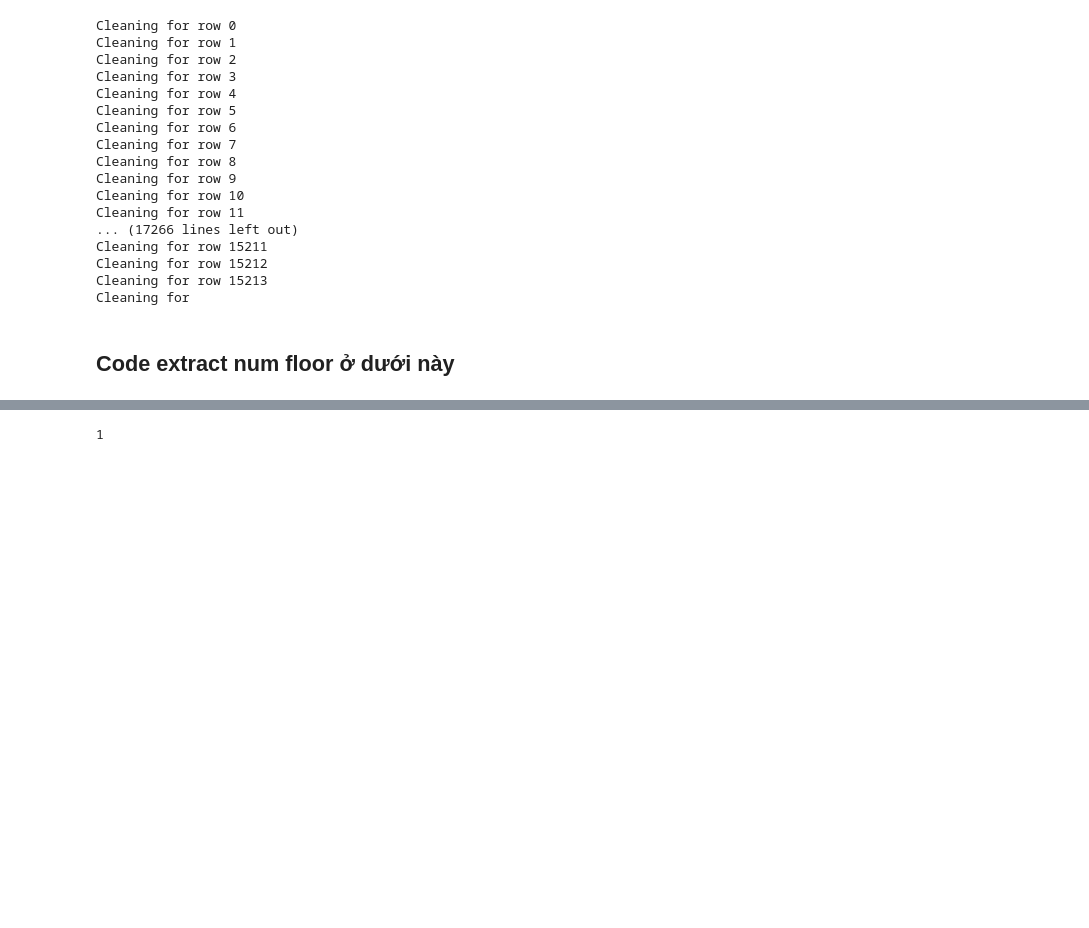
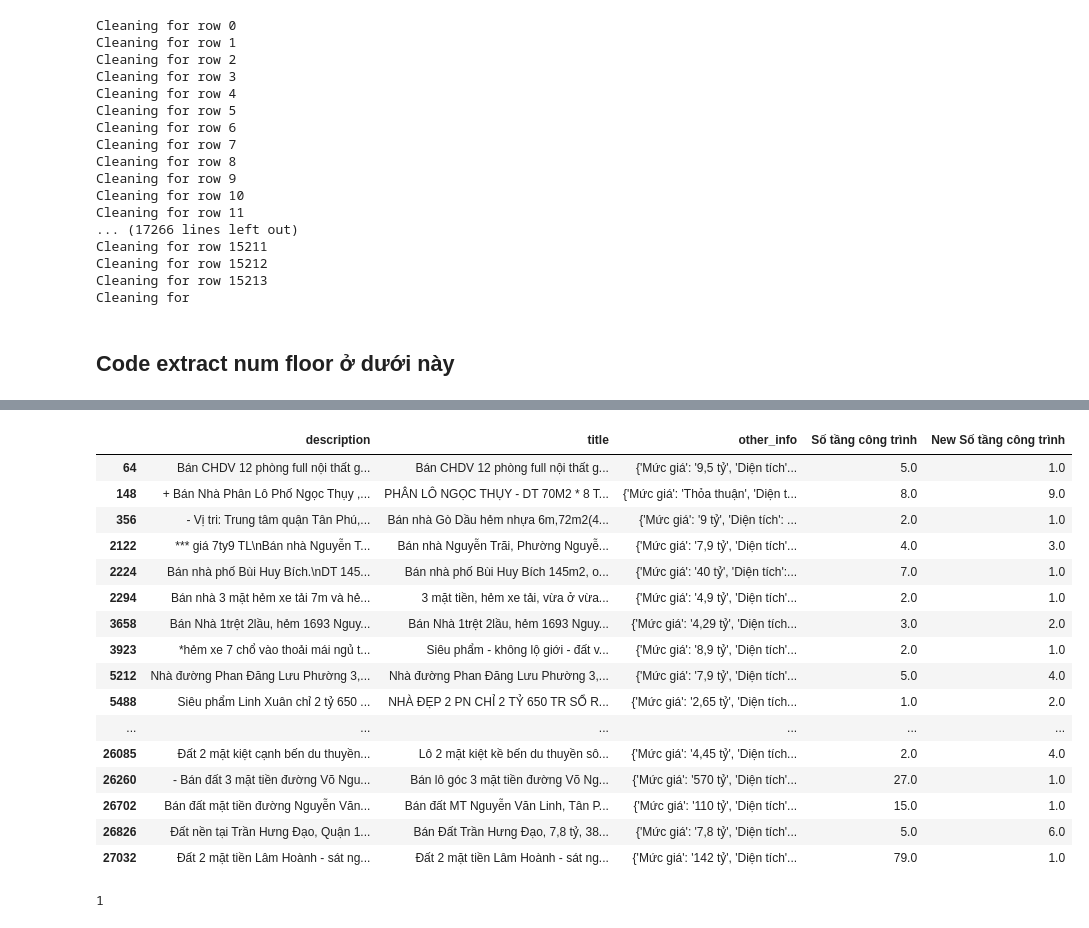
Before and after one commit to PhamMaiLinh-2403/estates-scraping-bds, a Jupyter notebook: test.ipynb, the cells around one changed output, grey strips where cells are left out. Saved outputs shown, nothing was run; the diff lists cells and outputs as text; code cells hidden in the pictures; blank space fills up the shorter version.

```diff
--- a/test.ipynb
+++ b/test.ipynb
@@ -1203,0 +1449,6 @@ df['Số tầng công trình'] = df.apply(clean_num_floor, axis = 1, result_type
+# %%
+string = 'kết cấu tòa nhà: trệt 3 lầu sân thượng thoáng đãng'
+pattern = r'(?:\S+\s+){0,5}(\d+(?:[.,]\d+)*|\w+)\s*lầu (?:\S+\s+){0,5}'
+yes = re.search(pattern, string)
+if yes:
+    print(yes.group(1))
@@ -1204,3 +1609,26 @@ df['Số tầng công trình'] = df.apply(clean_num_floor, axis = 1, result_type
+# %%
+pd.set_option('display.max_colwidth', None)
+pd.set_option('display.max_rows', None)
+
+df[df['Số tầng công trình'] != df['New Số tầng công trình']][['description', 'title', 'other_info', 'Số tầng công trình', 'New Số tầng công trình']]
+# %% [output]
+|  | description | title | other_info | Số tầng công trình | New Số tầng công trình |
+| 64 | Bán CHDV 12 phòng full nội thất g... | Bán CHDV 12 phòng full nội thất g... | {'Mức giá': '9,5 tỷ', 'Diện tích'... | 5.0 | 1.0 |
+| 148 | + Bán Nhà Phân Lô Phố Ngọc Thụy ,... | PHÂN LÔ NGỌC THỤY - DT 70M2 * 8 T... | {'Mức giá': 'Thỏa thuận', 'Diện t... | 8.0 | 9.0 |
+| 356 | - Vị tri: Trung tâm quận Tân Phú,... | Bán nhà Gò Dầu hẻm nhựa 6m,72m2(4... | {'Mức giá': '9 tỷ', 'Diện tích': ... | 2.0 | 1.0 |
+| 2122 | *** giá 7ty9 TL\nBán nhà Nguyễn T... | Bán nhà Nguyễn Trãi, Phường Nguyễ... | {'Mức giá': '7,9 tỷ', 'Diện tích'... | 4.0 | 3.0 |
+| 2224 | Bán nhà phố Bùi Huy Bích.\nDT 145... | Bán nhà phố Bùi Huy Bích 145m2, o... | {'Mức giá': '40 tỷ', 'Diện tích':... | 7.0 | 1.0 |
+| 2294 | Bán nhà 3 mặt hẻm xe tải 7m và hẻ... | 3 mặt tiền, hẻm xe tải, vừa ở vừa... | {'Mức giá': '4,9 tỷ', 'Diện tích'... | 2.0 | 1.0 |
+| 3658 | Bán Nhà 1trệt 2lầu, hẻm 1693 Nguy... | Bán Nhà 1trệt 2lầu, hẻm 1693 Nguy... | {'Mức giá': '4,29 tỷ', 'Diện tích... | 3.0 | 2.0 |
+| 3923 | *hẻm xe 7 chổ vào thoải mái ngủ t... | Siêu phẩm - không lộ giới - đất v... | {'Mức giá': '8,9 tỷ', 'Diện tích'... | 2.0 | 1.0 |
+| 5212 | Nhà đường Phan Đăng Lưu Phường 3,... | Nhà đường Phan Đăng Lưu Phường 3,... | {'Mức giá': '7,9 tỷ', 'Diện tích'... | 5.0 | 4.0 |
+| 5488 | Siêu phẩm Linh Xuân chỉ 2 tỷ 650 ... | NHÀ ĐẸP 2 PN CHỈ 2 TỶ 650 TR SỔ R... | {'Mức giá': '2,65 tỷ', 'Diện tích... | 1.0 | 2.0 |
+| ... | ... | ... | ... | ... | ... |
+| 26085 | Đất 2 mặt kiệt cạnh bến du thuyền... | Lô 2 mặt kiệt kề bến du thuyền sô... | {'Mức giá': '4,45 tỷ', 'Diện tích... | 2.0 | 4.0 |
+| 26260 | - Bán đất 3 mặt tiền đường Võ Ngu... | Bán lô góc 3 mặt tiền đường Võ Ng... | {'Mức giá': '570 tỷ', 'Diện tích'... | 27.0 | 1.0 |
+| 26702 | Bán đất mặt tiền đường Nguyễn Văn... | Bán đất MT Nguyễn Văn Linh, Tân P... | {'Mức giá': '110 tỷ', 'Diện tích'... | 15.0 | 1.0 |
+| 26826 | Đất nền tại Trần Hưng Đạo, Quận 1... | Bán Đất Trần Hưng Đạo, 7,8 tỷ, 38... | {'Mức giá': '7,8 tỷ', 'Diện tích'... | 5.0 | 6.0 |
+| 27032 | Đất 2 mặt tiền Lâm Hoành - sát ng... | Đất 2 mặt tiền Lâm Hoành - sát ng... | {'Mức giá': '142 tỷ', 'Diện tích'... | 79.0 | 1.0 |
 # %%
 # import re
 # import numpy as np
```
Also changed, not shown: parts of 5 cells of this notebook, 2 other files.
